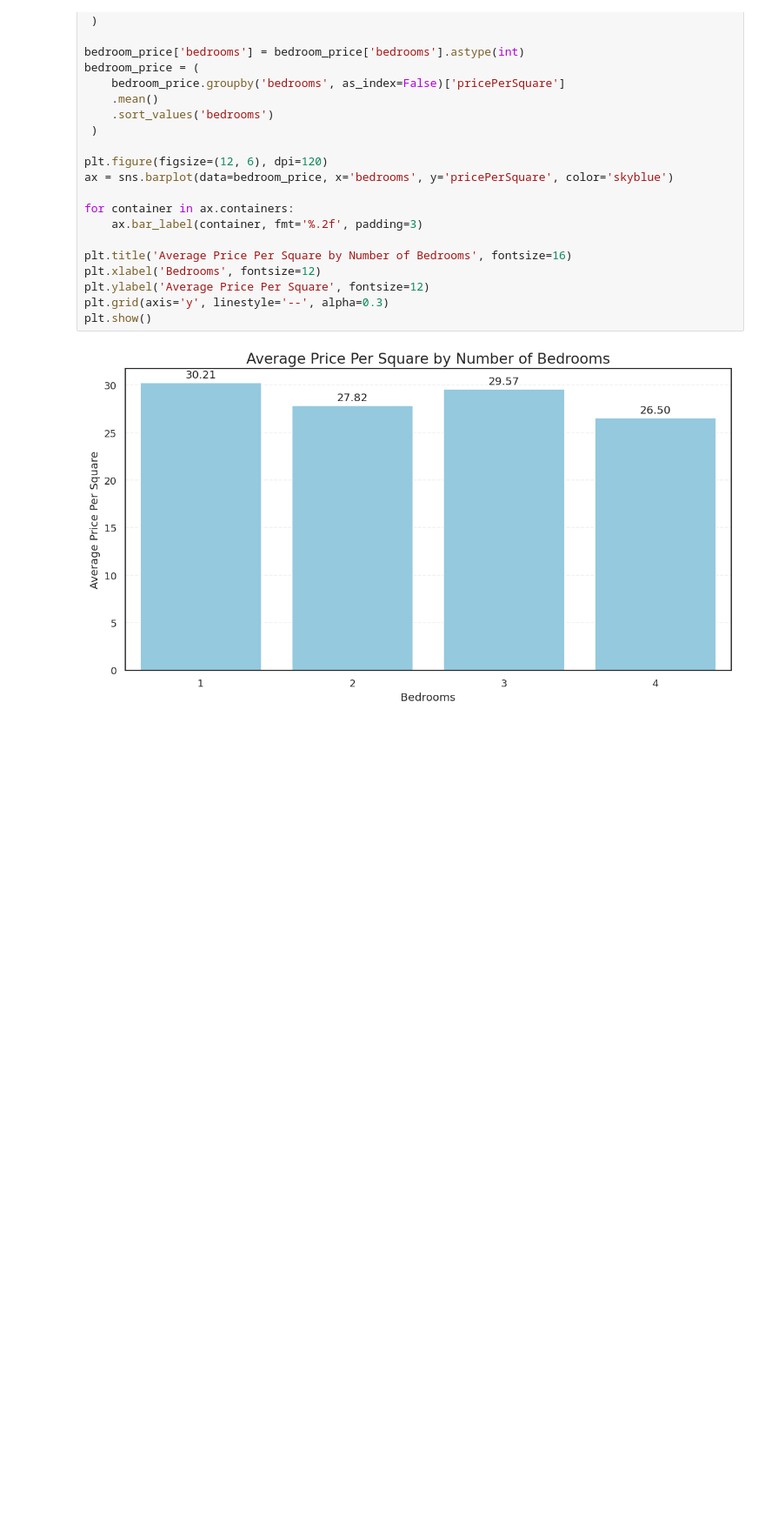
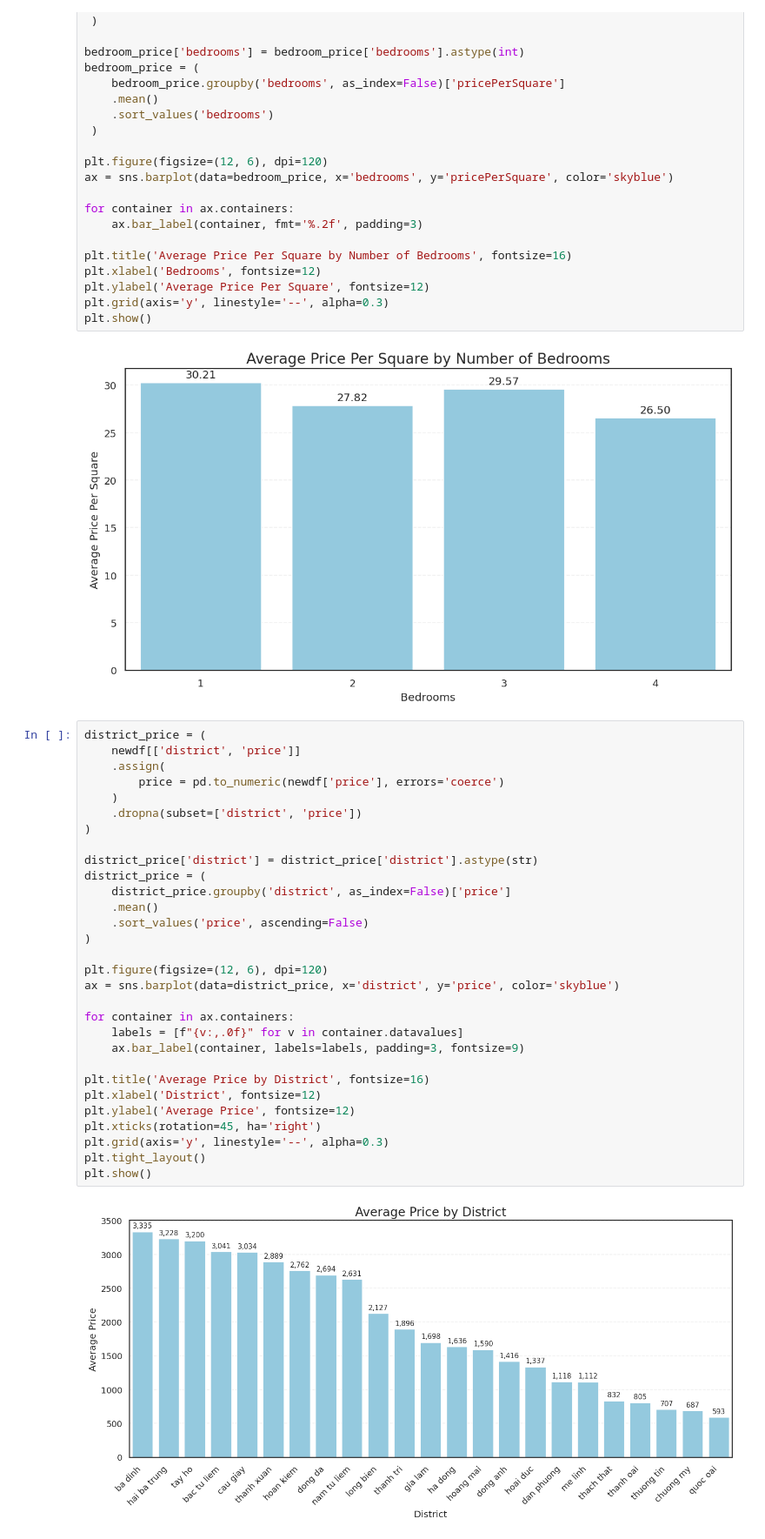
Before and after one commit to iwantagf/ML-LinhNV-Training, a Jupyter notebook: HW2/visualize_real_estate.ipynb, the cells around one changed output. Shown at 87% size. Saved outputs shown, nothing was run; the diff lists cells and outputs as text; blank space fills up the shorter version.

```diff
--- a/HW2/visualize_real_estate.ipynb
+++ b/HW2/visualize_real_estate.ipynb
@@ -236,3 +236,35 @@ plt.grid(axis='y', linestyle='--', alpha=0.3)
 plt.show()
 # %% [output]
 [figure]
+# %%
+district_price = (
+    newdf[['district', 'price']]
+    .assign(
+        price = pd.to_numeric(newdf['price'], errors='coerce')
+    )
+    .dropna(subset=['district', 'price'])
+)
+
+district_price['district'] = district_price['district'].astype(str)
+district_price = (
+    district_price.groupby('district', as_index=False)['price']
+    .mean()
+    .sort_values('price', ascending=False)
+)
+
+plt.figure(figsize=(12, 6), dpi=120)
+ax = sns.barplot(data=district_price, x='district', y='price', color='skyblue')
+
+for container in ax.containers:
+    labels = [f"{v:,.0f}" for v in container.datavalues]
+    ax.bar_label(container, labels=labels, padding=3, fontsize=9)
+
+plt.title('Average Price by District', fontsize=16)
+plt.xlabel('District', fontsize=12)
+plt.ylabel('Average Price', fontsize=12)
+plt.xticks(rotation=45, ha='right')
+plt.grid(axis='y', linestyle='--', alpha=0.3)
+plt.tight_layout()
+plt.show()
+# %% [output]
+[figure, added]
```
Also changed, not shown: parts of 6 cells of this notebook.
